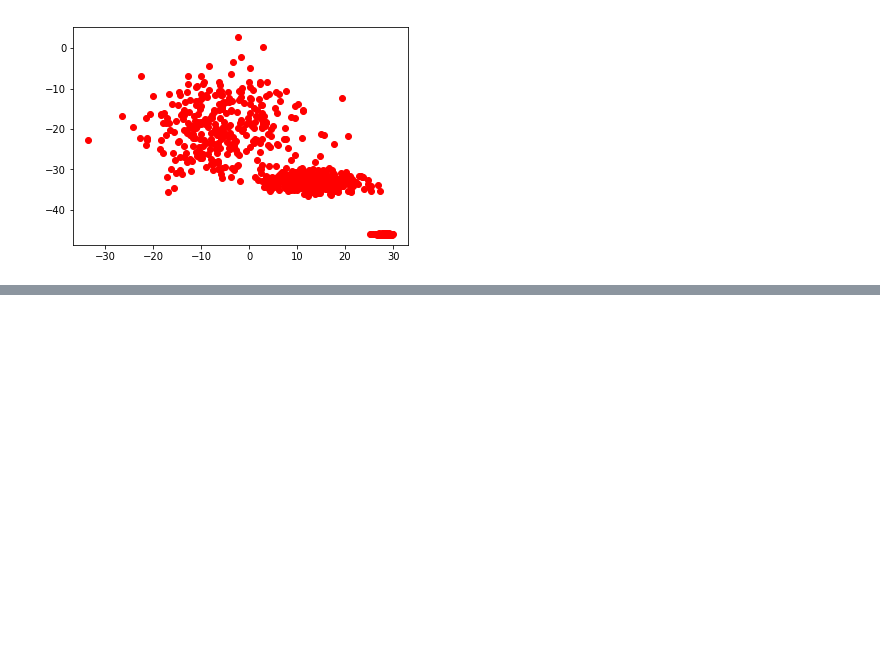
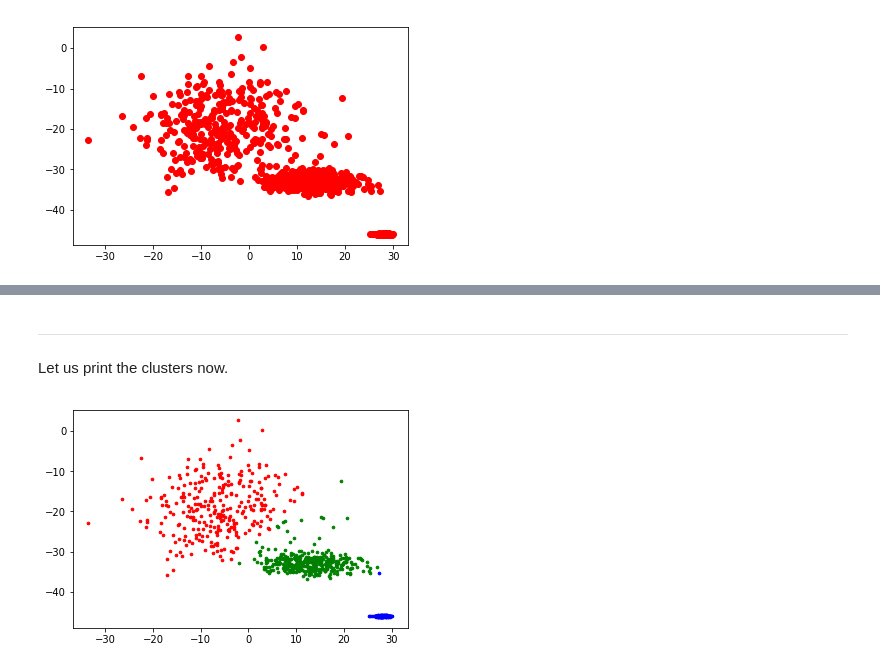
Before and after one commit to lashoun/contrast-learning, a Jupyter notebook: first_draft.ipynb, the cells around one changed output, grey strips where cells are left out. Cells and saved outputs as stored; diff of their text form; code cells hidden in the pictures; blank space fills up the shorter version.

```diff
--- a/first_draft.ipynb
+++ b/first_draft.ipynb
@@ -95,0 +186,32 @@ Initial Centroids
+# %% [markdown]
+---
+Let us print the clusters now.
+# %%
+fig, ax = plt.subplots()
+sample_parents = np.arange(nb_samples)
+parent_found = np.full(len(samples), False, dtype=bool)
+for i,s1 in enumerate(samples):
+    parent_found[i] = True
+    for j,s2 in enumerate(samples):
+        if not parent_found[j]:
+            if np.all(np.abs(s1 - s2) < EPS*1000):
+                parent_found[j] = True
+                sample_parents[j] = i
+final_samples = list(set(sample_parents))
+
+def closest_sample(p, fs=final_samples, shifts = 3):
+    # we shift a few times so that the cluster is more relevant
+    p2 = np.copy(p)
+    for _ in range(shifts):
+        p2 = shift(p2)
+    distances = [dist(p2, samples[q]) for q in fs]
+    return (fs[np.argmin(distances)])
+
+parents = [closest_sample(p) for p in X]
+
+for i,x in enumerate(set(sample_parents)):
+    points = np.array([X[j] for j in range(len(X)) if parents[j]==x])
+    if (len(points)):
+        ax.scatter(points[:, 0], points[:, 1], s=7, c=colors[i%6])
+# %% [output]
+[figure, added]
```
Also changed, not shown: parts of 16 cells of this notebook, 3 other files.
